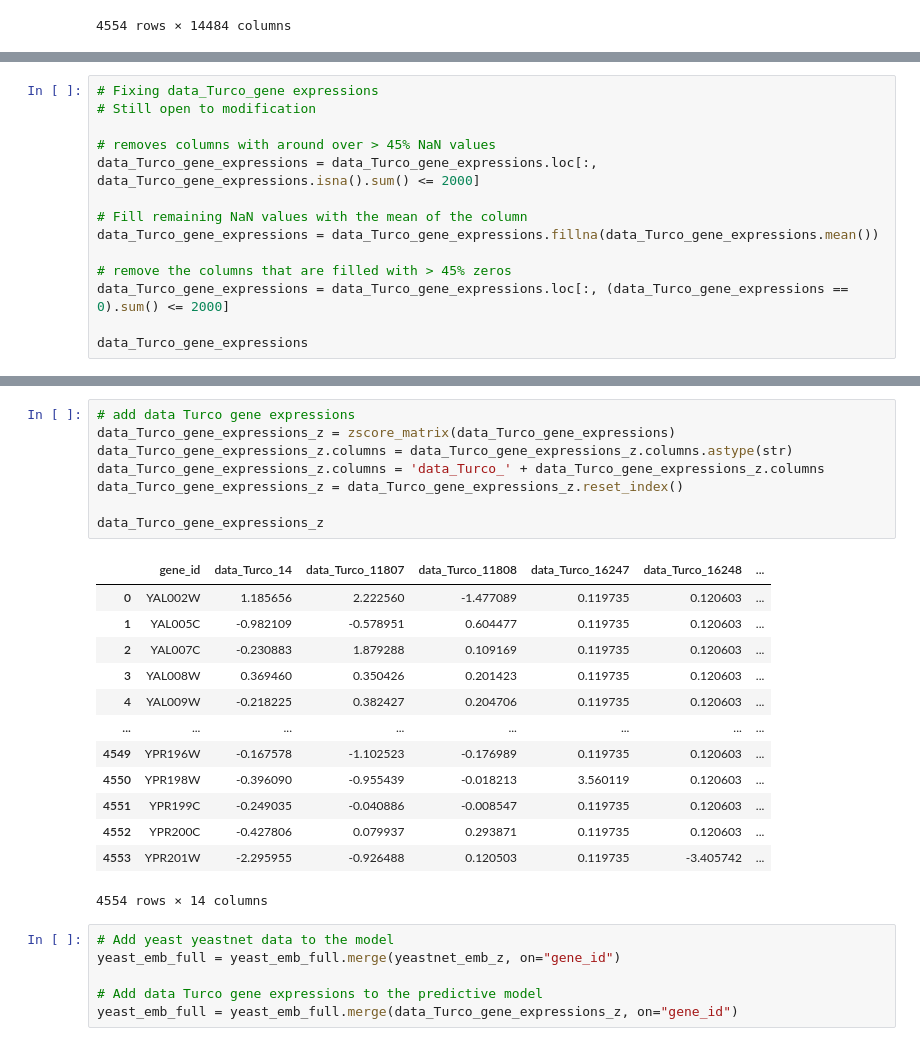
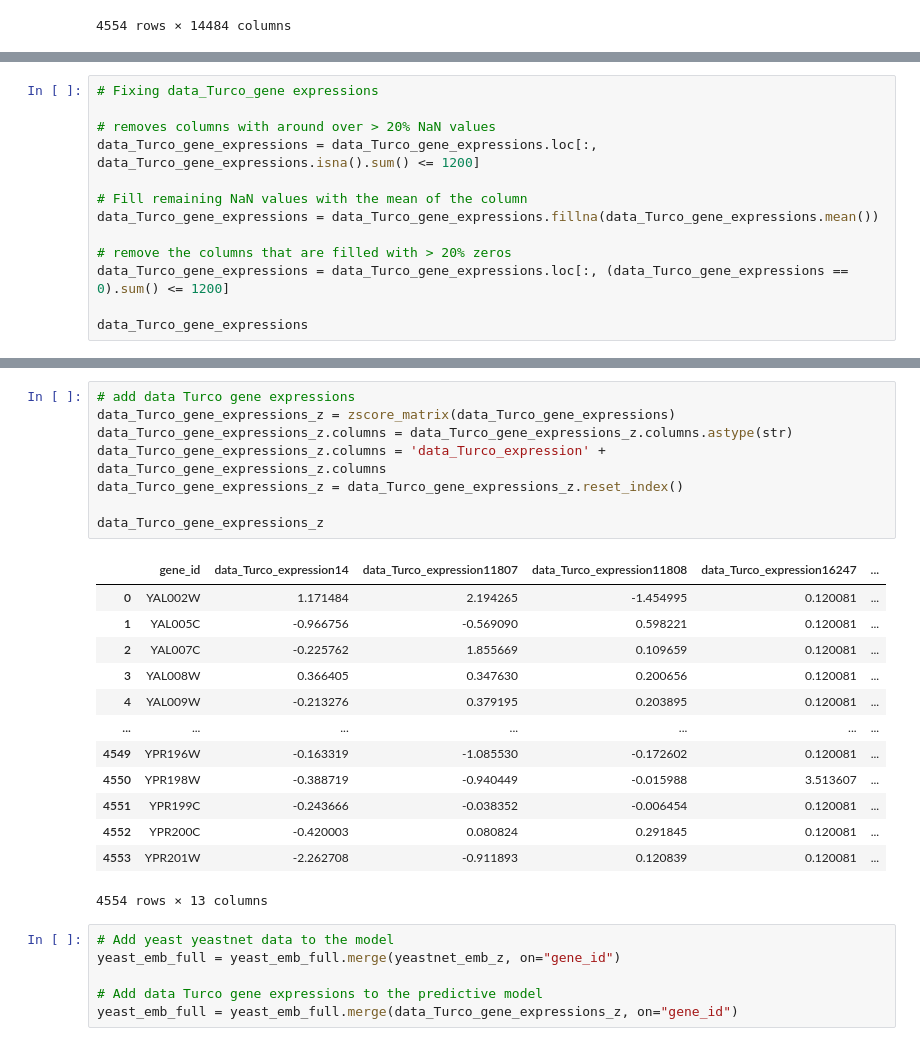
Before and after one commit to lesves/yeast-embeddings, a Jupyter notebook: ForSysGen.ipynb, the cells around one changed output, grey strips where cells are left out. Drawn from its saved outputs; the diff is of its cells as text.

```diff
--- a/ForSysGen.ipynb
+++ b/ForSysGen.ipynb
@@ -248,15 +251,14 @@ data_Turco_gene_expressions
 # %%
 # Fixing data_Turco_gene expressions
-# Still open to modification
 
-# removes columns with around over > 45% NaN values
-data_Turco_gene_expressions = data_Turco_gene_expressions.loc[:, data_Turco_gene_expressions.isna().sum() <= 2000]
+# removes columns with around over > 20% NaN values
+data_Turco_gene_expressions = data_Turco_gene_expressions.loc[:, data_Turco_gene_expressions.isna().sum() <= 1200]
 
 # Fill remaining NaN values with the mean of the column
 data_Turco_gene_expressions = data_Turco_gene_expressions.fillna(data_Turco_gene_expressions.mean())
 
-# remove the columns that are filled with > 45% zeros
-data_Turco_gene_expressions = data_Turco_gene_expressions.loc[:, (data_Turco_gene_expressions == 0).sum() <= 2000]
+# remove the columns that are filled with > 20% zeros
+data_Turco_gene_expressions = data_Turco_gene_expressions.loc[:, (data_Turco_gene_expressions == 0).sum() <= 1200]
 
 data_Turco_gene_expressions
 # %% [output]
@@ -277,25 +279,25 @@ data_Turco_gene_expressions
 # %%
 # add data Turco gene expressions
 data_Turco_gene_expressions_z = zscore_matrix(data_Turco_gene_expressions)
 data_Turco_gene_expressions_z.columns = data_Turco_gene_expressions_z.columns.astype(str)
-data_Turco_gene_expressions_z.columns = 'data_Turco_' + data_Turco_gene_expressions_z.columns
+data_Turco_gene_expressions_z.columns = 'data_Turco_expression' + data_Turco_gene_expressions_z.columns
 data_Turco_gene_expressions_z = data_Turco_gene_expressions_z.reset_index()
 
 data_Turco_gene_expressions_z
 # %% [output]
-|  | gene_id | data_Turco_14 | data_Turco_11807 | data_Turco_11808 | data_Turco_16247 | data_Turco_16248 | ... |
-| 0 | YAL002W | 1.185656 | 2.222560 | -1.477089 | 0.119735 | 0.120603 | ... |
-| 1 | YAL005C | -0.982109 | -0.578951 | 0.604477 | 0.119735 | 0.120603 | ... |
-| 2 | YAL007C | -0.230883 | 1.879288 | 0.109169 | 0.119735 | 0.120603 | ... |
-| 3 | YAL008W | 0.369460 | 0.350426 | 0.201423 | 0.119735 | 0.120603 | ... |
-| 4 | YAL009W | -0.218225 | 0.382427 | 0.204706 | 0.119735 | 0.120603 | ... |
-| ... | ... | ... | ... | ... | ... | ... | ... |
-| 4549 | YPR196W | -0.167578 | -1.102523 | -0.176989 | 0.119735 | 0.120603 | ... |
-| 4550 | YPR198W | -0.396090 | -0.955439 | -0.018213 | 3.560119 | 0.120603 | ... |
-| 4551 | YPR199C | -0.249035 | -0.040886 | -0.008547 | 0.119735 | 0.120603 | ... |
-| 4552 | YPR200C | -0.427806 | 0.079937 | 0.293871 | 0.119735 | 0.120603 | ... |
-| 4553 | YPR201W | -2.295955 | -0.926488 | 0.120503 | 0.119735 | -3.405742 | ... |
+|  | gene_id | data_Turco_expression14 | data_Turco_expression11807 | data_Turco_expression11808 | data_Turco_expression16247 | ... |
+| 0 | YAL002W | 1.171484 | 2.194265 | -1.454995 | 0.120081 | ... |
+| 1 | YAL005C | -0.966756 | -0.569090 | 0.598221 | 0.120081 | ... |
+| 2 | YAL007C | -0.225762 | 1.855669 | 0.109659 | 0.120081 | ... |
+| 3 | YAL008W | 0.366405 | 0.347630 | 0.200656 | 0.120081 | ... |
+| 4 | YAL009W | -0.213276 | 0.379195 | 0.203895 | 0.120081 | ... |
+| ... | ... | ... | ... | ... | ... | ... |
+| 4549 | YPR196W | -0.163319 | -1.085530 | -0.172602 | 0.120081 | ... |
+| 4550 | YPR198W | -0.388719 | -0.940449 | -0.015988 | 3.513607 | ... |
+| 4551 | YPR199C | -0.243666 | -0.038352 | -0.006454 | 0.120081 | ... |
+| 4552 | YPR200C | -0.420003 | 0.080824 | 0.291845 | 0.120081 | ... |
+| 4553 | YPR201W | -2.262708 | -0.911893 | 0.120839 | 0.120081 | ... |
-4554 rows × 14 columns
+4554 rows × 13 columns
 # %%
 # Add yeast yeastnet data to the model
 yeast_emb_full = yeast_emb_full.merge(yeastnet_emb_z, on="gene_id")
```
Also changed, not shown: parts of 19 cells of this notebook, 4 other files.
